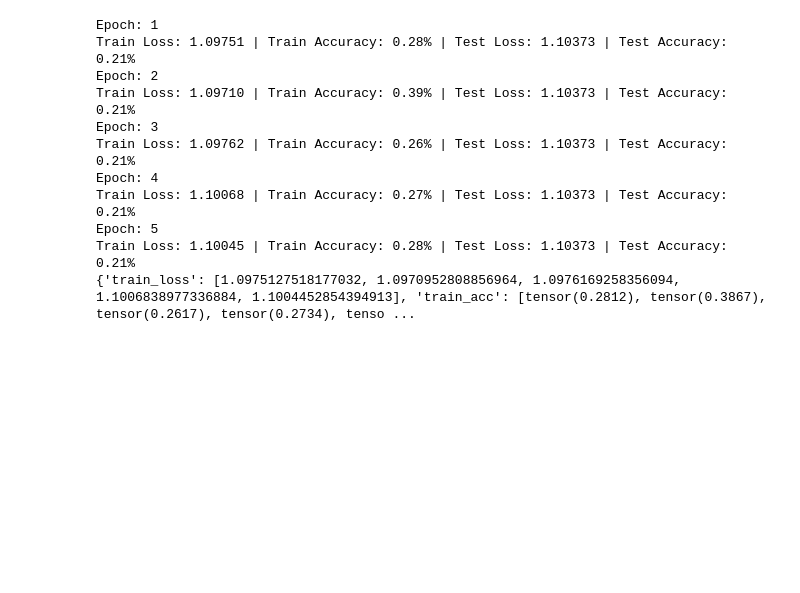
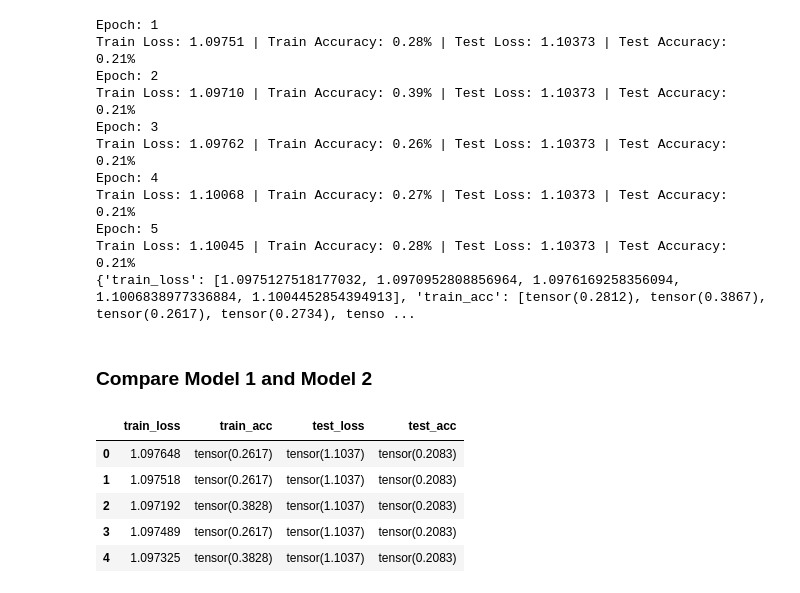
Before and after one commit to torrhen/pytorch_miscellaneous, a Jupyter notebook: 04_pytorch_custom_datasets.ipynb, the cells around one changed output. Saved outputs shown, nothing was run; the diff lists cells and outputs as text; code cells hidden in the pictures; blank space fills up the shorter version.

```diff
--- a/04_pytorch_custom_datasets.ipynb
+++ b/04_pytorch_custom_datasets.ipynb
@@ -726,3 +726,5 @@ Train Loss: 1.10068 | Train Accuracy: 0.27% | Test Loss: 1.10373 | Test Accuracy
 Epoch: 5
 Train Loss: 1.10045 | Train Accuracy: 0.28% | Test Loss: 1.10373 | Test Accuracy: 0.21%
 {'train_loss': [1.0975127518177032, 1.0970952808856964, 1.0976169258356094, 1.1006838977336884, 1.1004452854394913], 'train_acc': [tensor(0.2812), tensor(0.3867), tensor(0.2617), tensor(0.2734), tenso ...
+# %% [markdown]
+### Compare Model 1 and Model 2
@@ -728,0 +736,9 @@ Train Loss: 1.10045 | Train Accuracy: 0.28% | Test Loss: 1.10373 | Test Accuracy
+# %%
+model1_df
+# %% [output]
+|  | train_loss | train_acc | test_loss | test_acc |
+| 0 | 1.097648 | tensor(0.2617) | tensor(1.1037) | tensor(0.2083) |
+| 1 | 1.097518 | tensor(0.2617) | tensor(1.1037) | tensor(0.2083) |
+| 2 | 1.097192 | tensor(0.3828) | tensor(1.1037) | tensor(0.2083) |
+| 3 | 1.097489 | tensor(0.2617) | tensor(1.1037) | tensor(0.2083) |
+| 4 | 1.097325 | tensor(0.3828) | tensor(1.1037) | tensor(0.2083) |
```
Also changed, not shown: parts of 6 cells of this notebook.
